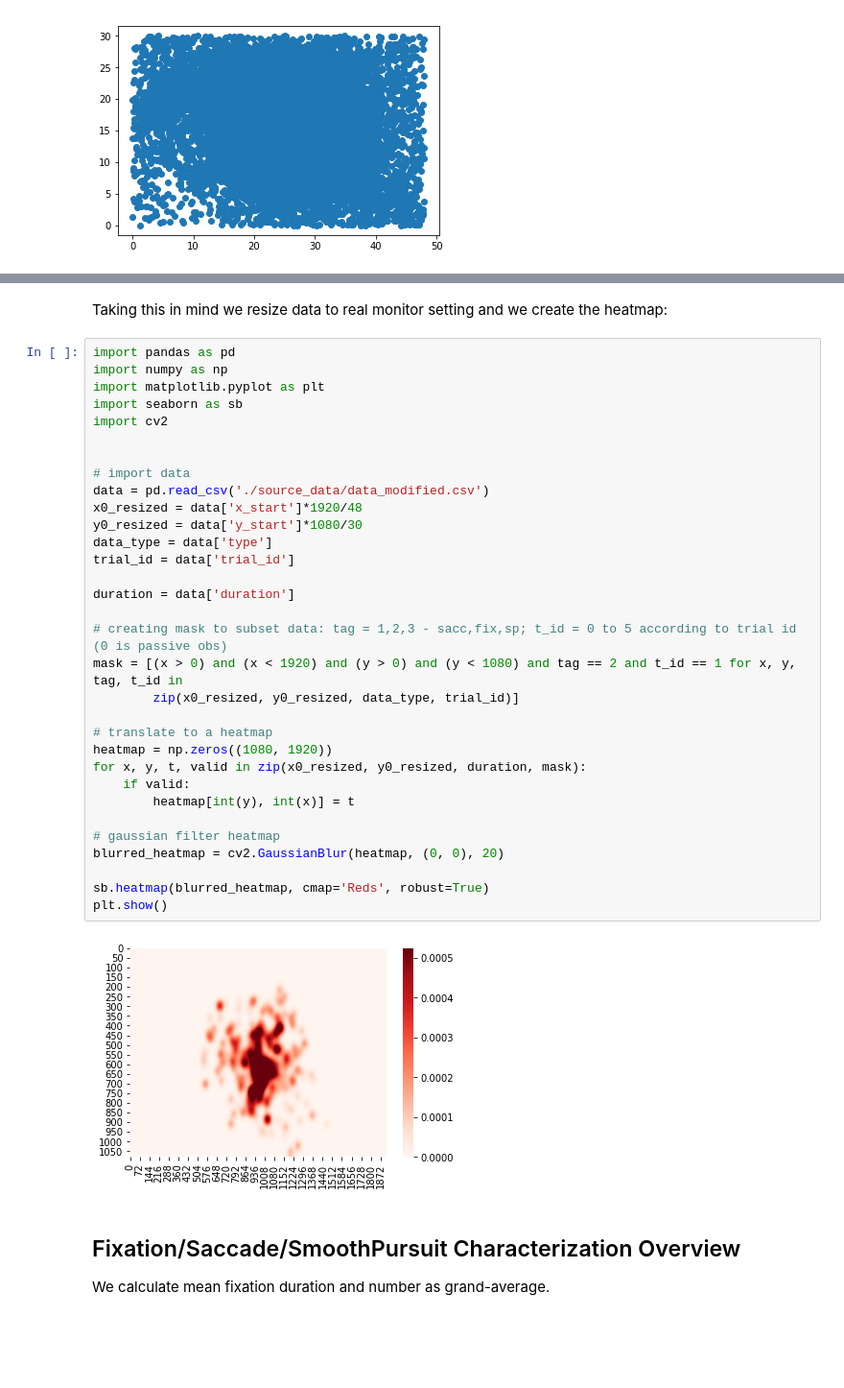
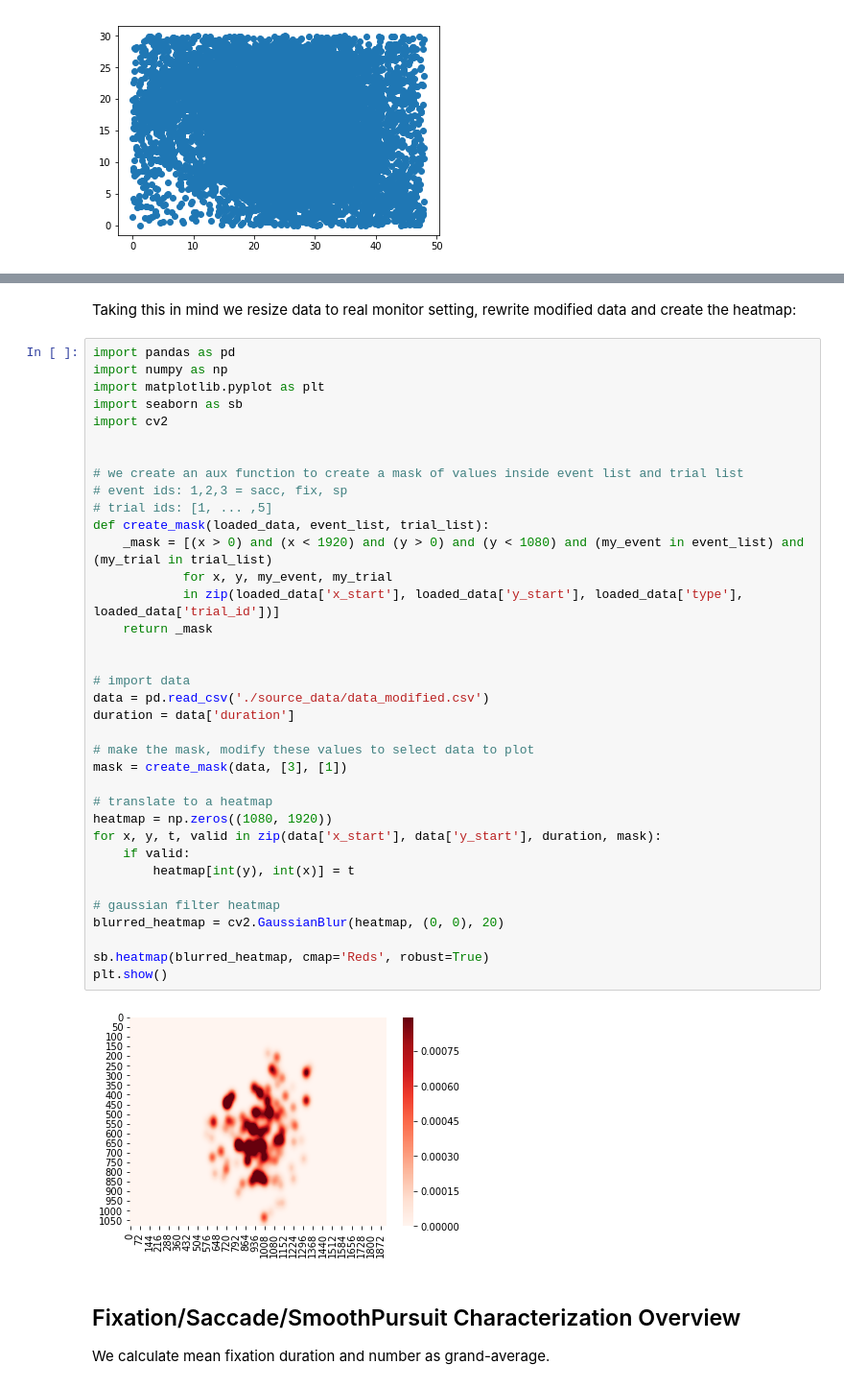
Before and after one commit to harrisonford/accelerometer-data, a Jupyter notebook: Report.ipynb, the cells around one changed output, grey strips where cells are left out. Shown at 96% size. Saved outputs shown, nothing was run; the diff lists cells and outputs as text; blank space fills up the shorter version.

```diff
--- a/Report.ipynb
+++ b/Report.ipynb
@@ -79,41 +88,46 @@ data.to_csv('./source_data/data_modified.csv')
 # %% [output]
 74.20369811646049% of Data outside of trials
 # %% [markdown]
-Taking this in mind we resize data to real monitor setting and we create the heatmap:
+Taking this in mind we resize data to real monitor setting, rewrite modified data
+and create the heatmap:
 # %%
 import pandas as pd
 import numpy as np
 import matplotlib.pyplot as plt
 import seaborn as sb
 import cv2
 
 
+# we create an aux function to create a mask of values inside event list and trial list
+# event ids: 1,2,3 = sacc, fix, sp
+# trial ids: [1, ... ,5]
+def create_mask(loaded_data, event_list, trial_list):
+    _mask = [(x > 0) and (x < 1920) and (y > 0) and (y < 1080) and (my_event in event_list) and (my_trial in trial_list)
+            for x, y, my_event, my_trial
+            in zip(loaded_data['x_start'], loaded_data['y_start'], loaded_data['type'], loaded_data['trial_id'])]
+    return _mask
+
+
 # import data
 data = pd.read_csv('./source_data/data_modified.csv')
-x0_resized = data['x_start']*1920/48
-y0_resized = data['y_start']*1080/30
-data_type = data['type']
-trial_id = data['trial_id']
-
 duration = data['duration']
 
-# creating mask to subset data: tag = 1,2,3 - sacc,fix,sp; t_id = 0 to 5 according to trial id (0 is passive obs)
-mask = [(x > 0) and (x < 1920) and (y > 0) and (y < 1080) and tag == 2 and t_id == 1 for x, y, tag, t_id in
-        zip(x0_resized, y0_resized, data_type, trial_id)]
+# make the mask, modify these values to select data to plot
+mask = create_mask(data, [3], [1])
 
 # translate to a heatmap
 heatmap = np.zeros((1080, 1920))
-for x, y, t, valid in zip(x0_resized, y0_resized, duration, mask):
+for x, y, t, valid in zip(data['x_start'], data['y_start'], duration, mask):
     if valid:
         heatmap[int(y), int(x)] = t
 
 # gaussian filter heatmap
 blurred_heatmap = cv2.GaussianBlur(heatmap, (0, 0), 20)
 
 sb.heatmap(blurred_heatmap, cmap='Reds', robust=True)
 plt.show()
 # %% [output]
-[figure, old version]
+[figure, new version]
 # %% [markdown]
 ## Fixation/Saccade/SmoothPursuit Characterization Overview
 
```
Also changed, not shown: parts of 8 cells of this notebook, 18 other files.
